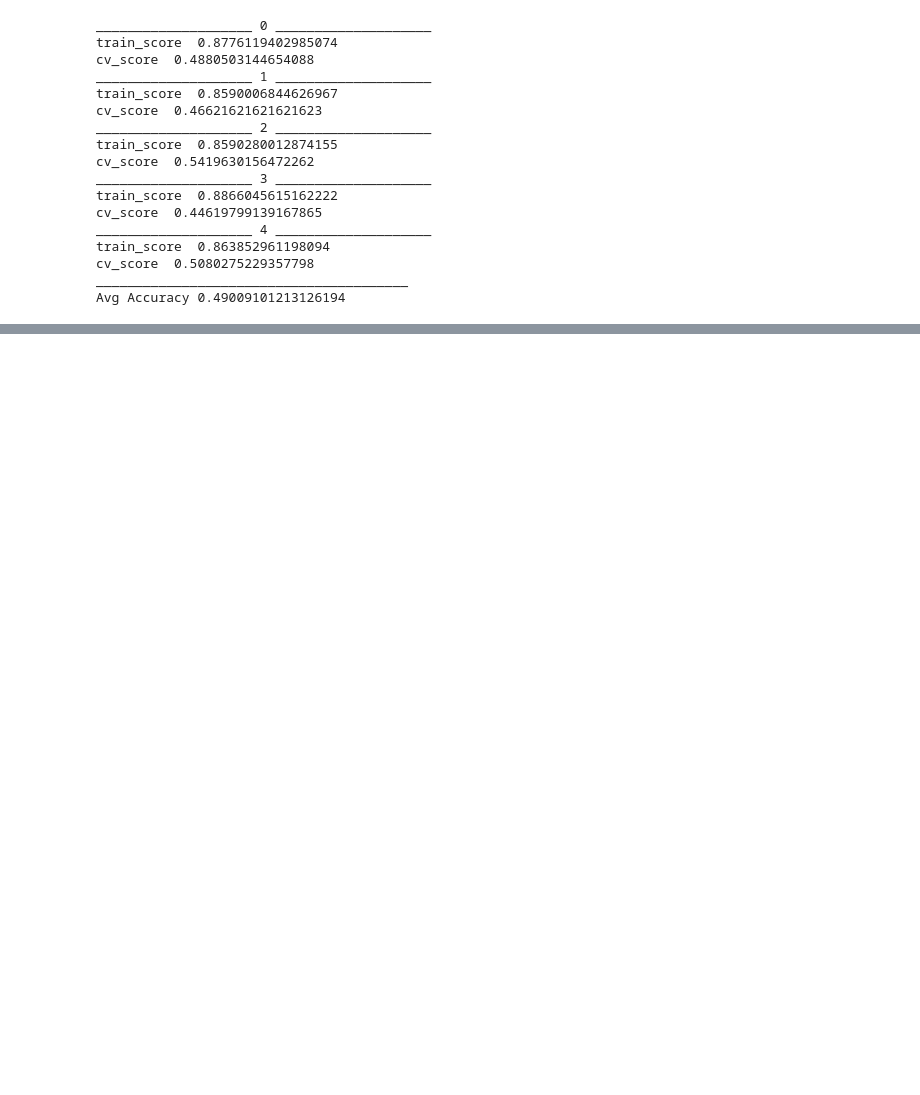
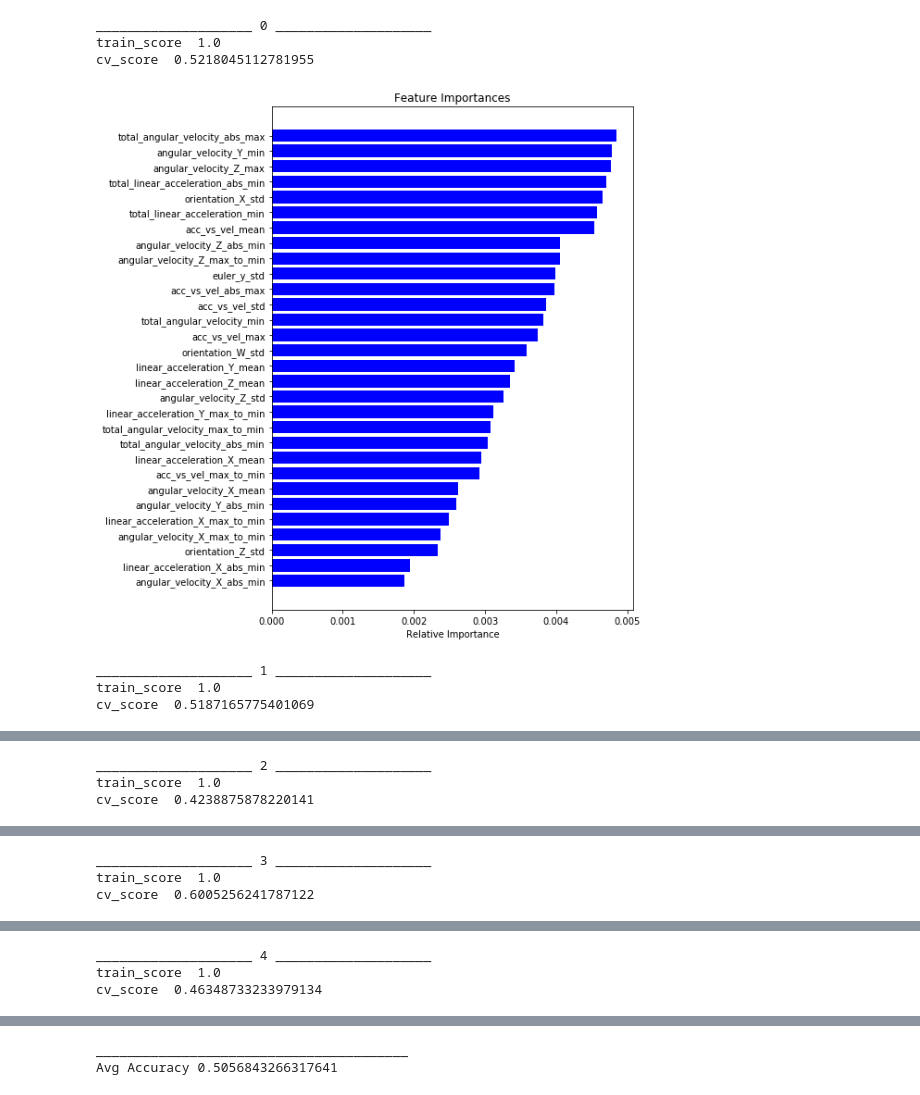
Before and after one commit to gonultasbu/kaggle_careercon_2019, a Jupyter notebook: Untitled.ipynb, the cells around one changed output, grey strips where cells are left out. Drawn from its saved outputs; the diff is of its cells as text; code cells hidden in the pictures; blank space fills up the shorter version.

Commit message:
fix velocity calc, added feature importances and conf matrix

```diff
--- a/Untitled.ipynb
+++ b/Untitled.ipynb
@@ -102,47 +128,47 @@ X_test.replace(np.inf, 0, inplace = True)
 # %%
-from sklearn.neural_network import MLPClassifier
-from sklearn.neighbors import KNeighborsClassifier
-from sklearn.ensemble import RandomForestClassifier, AdaBoostClassifier
-from sklearn.model_selection import KFold, StratifiedKFold, GroupKFold, GroupShuffleSplit
-from sklearn.tree import DecisionTreeClassifier
 
-folds = GroupShuffleSplit(n_splits=5)
+
+folds = GroupShuffleSplit(n_splits=5, random_state = 1337)
 sub_preds = np.zeros((X_test.shape[0], 9))
+oof_preds_rf = np.zeros((X_train.shape[0]))
 score_sum = 0
-# clf = LGBMClassifier(device='gpu')
-clf = XGBClassifier(gamma = 10)
-# clf = RandomForestClassifier(n_estimators = 200, n_jobs = -1)
+# clf = LGBMClassifier()
+# clf = XGBClassifier()
+clf = RandomForestClassifier(n_estimators=200, n_jobs=-1,random_state=1337)
 
 for i, (train_index, test_index) in enumerate(folds.split(X_train, y_train['surface'],
                                                 groups=y_train['group_id'])):
 
     print('_'*20, i, '_'*20)
     clf.fit(X_train.iloc[train_index], y_train['surface'][train_index])
+    oof_preds_rf[test_index] = clf.predict(X_train.iloc[test_index])
     score_sum += clf.score(X_train.iloc[test_index], y_train['surface'][test_index])
     print('train_score ', clf.score(X_train.iloc[train_index], y_train['surface'][train_index]))
     print('cv_score ', clf.score(X_train.iloc[test_index], y_train['surface'][test_index]))
+    importances = clf.feature_importances_
+    indices = np.argsort(importances)
+    features = X_train.columns
+
+    hm = 30
+    plt.figure(figsize=(7, 10))
+    plt.title('Feature Importances')
+    plt.barh(range(len(indices[:hm])), importances[indices][:hm], color='b', align='center')
+    plt.yticks(range(len(indices[:hm])), [features[i] for i in indices])
+    plt.xlabel('Relative Importance')
+    plt.show()
+
 
 print('_'*40)
 print('Avg Accuracy', score_sum / folds.n_splits)
 clf.fit(X_train, y_train['surface'])
 sub_preds = clf.predict_proba(X_test)
 SS['surface'] = le.inverse_transform(sub_preds.argmax(axis=1))
 SS.to_csv('rf.csv', index=False)
 # %% [output]
 ____________________ 0 ____________________
-train_score  0.8776119402985074
-cv_score  0.4880503144654088
-____________________ 1 ____________________
-train_score  0.8590006844626967
-cv_score  0.46621621621621623
-____________________ 2 ____________________
-train_score  0.8590280012874155
-cv_score  0.5419630156472262
-____________________ 3 ____________________
-train_score  0.8866045615162222
-cv_score  0.44619799139167865
-____________________ 4 ____________________
-train_score  0.863852961198094
-cv_score  0.5080275229357798
-________________________________________
-Avg Accuracy 0.49009101213126194
+train_score  1.0
+cv_score  0.5218045112781955
+[figure, added]
+____________________ 1 ____________________
+train_score  1.0
+cv_score  0.5187165775401069
@@ -148,0 +176,3 @@ Avg Accuracy 0.49009101213126194
+____________________ 2 ____________________
+train_score  1.0
+cv_score  0.4238875878220141
@@ -148,0 +180,3 @@ Avg Accuracy 0.49009101213126194
+____________________ 3 ____________________
+train_score  1.0
+cv_score  0.6005256241787122
@@ -148,0 +184,3 @@ Avg Accuracy 0.49009101213126194
+____________________ 4 ____________________
+train_score  1.0
+cv_score  0.46348733233979134
@@ -148,0 +188,2 @@ Avg Accuracy 0.49009101213126194
+________________________________________
+Avg Accuracy 0.5056843266317641
```
Also changed, not shown: parts of 5 cells of this notebook, 2 other files.
